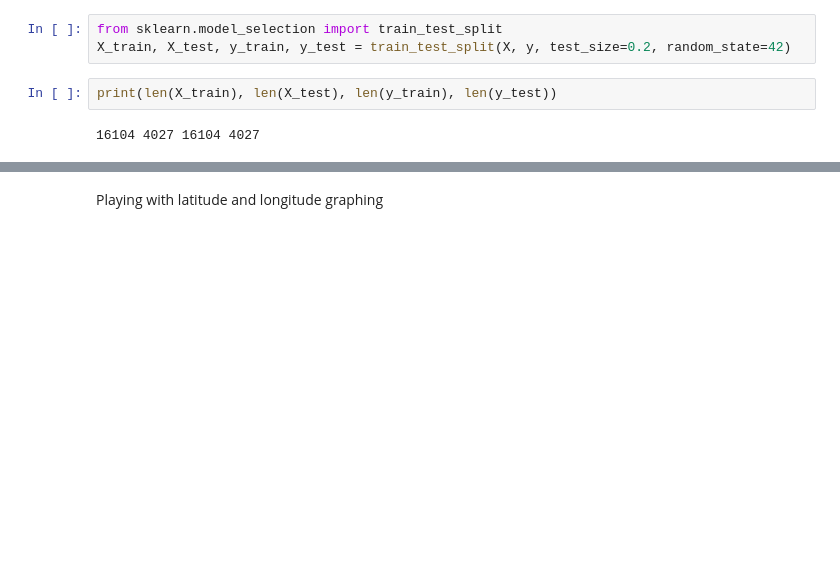
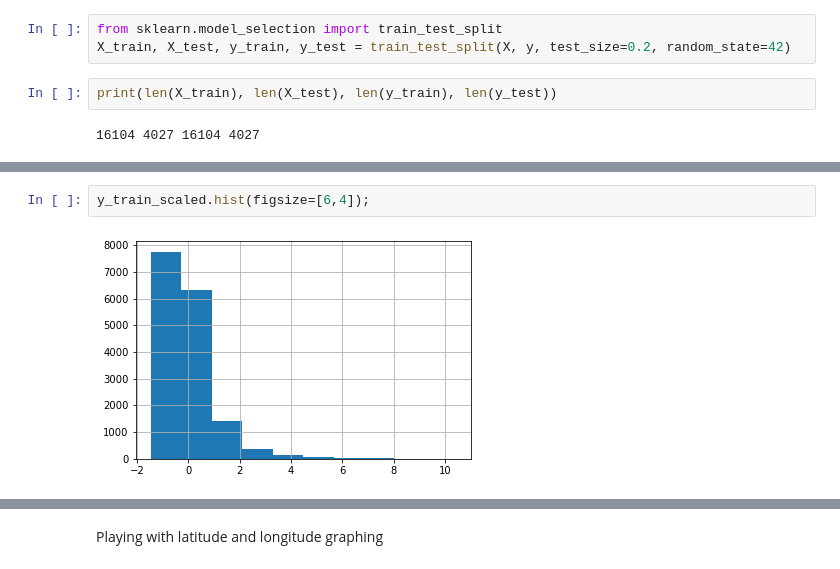
Before and after one commit to lblaka/real-estate-project, a Jupyter notebook: meaghan_working_notebook.ipynb, the cells around one changed output, grey strips where cells are left out. Cells and saved outputs as stored; diff of their text form; blank space fills up the shorter version.

```diff
--- a/meaghan_working_notebook.ipynb
+++ b/meaghan_working_notebook.ipynb
@@ -385,0 +420,4 @@ print(len(X_train), len(X_test), len(y_train), len(y_test))
+# %%
+y_train_scaled.hist(figsize=[6,4]);
+# %% [output]
+[figure, added]
```
Also changed, not shown: parts of 48 cells of this notebook.
